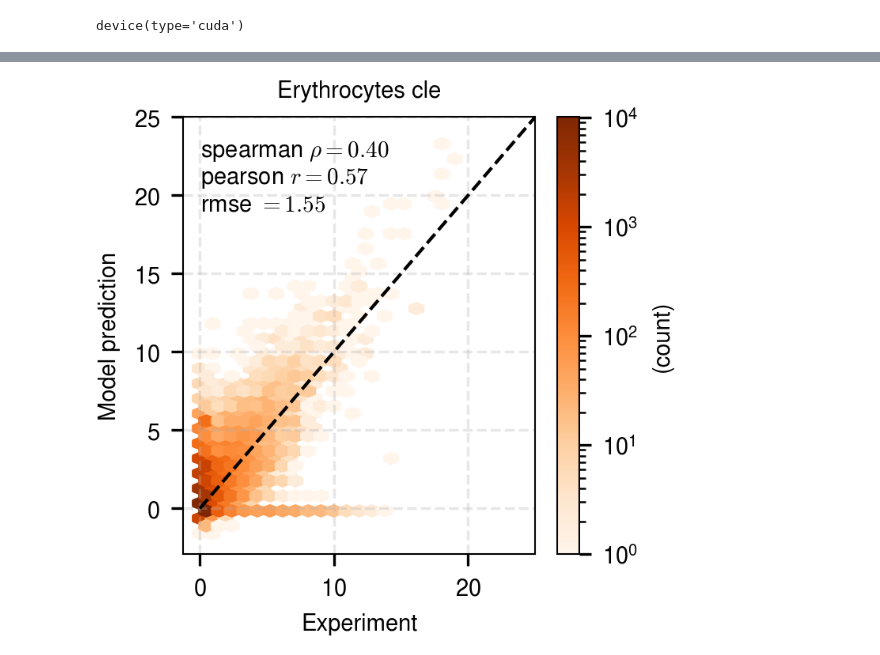
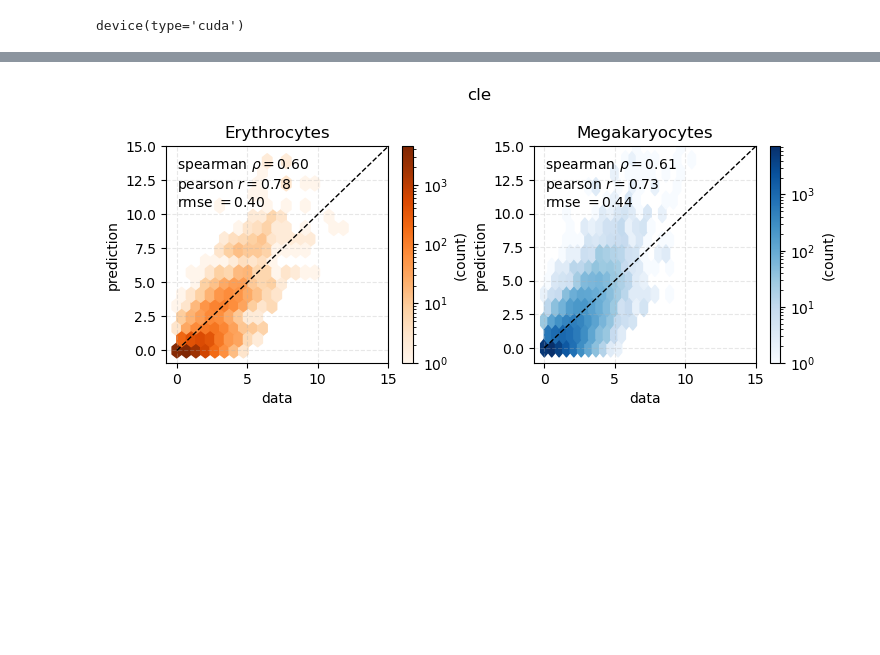
Before and after one commit to vchz/pfi, a Jupyter notebook: examples/hsc_generalization_sample.ipynb, the cells around one changed output, grey strips where cells are left out. Drawn from its saved outputs; the diff is of its cells as text; code cells hidden in the pictures; blank space fills up the shorter version.

```diff
--- a/examples/hsc_generalization_sample.ipynb
+++ b/examples/hsc_generalization_sample.ipynb
@@ -23,17 +19,18 @@ torch.manual_seed(seed)
 
 nsamples = 6000
 
-path = '/mnt/home/vchardes/ceph/datasets/HSC_data/10XChromiumV3_10.1038_s41467-021-27159-x_10.5281_zenodo.5291737_exvivo.h5ad'
 genes = ['gata1','fli1','klf1','gata2','gfi1','gfi1b','runx1','tal1','jun','spi1','zfpm1','lmo2','etv6','erg','cebpa',\
-         'meis1','sall4','myc','foxo3','zbtb7a','nanog','nfe2','stat3','mef2c']
+         'meis1','sall4','myc','foxo3','zbtb7a', 'nfe2','stat3','mef2c'] #'nanog',
 
 samples, times, ind_array, cell_types = load_data(
-    path=path,
+    "natcomm",
     nsamples=nsamples,
     genes=genes,
     time_key='day',
     cell_type_key='cell_type',
     seed=seed,
+    max_tot_counts=200,
+    normalize=False,
 )
 
 X = X_from_snapshots([samples[k] for k in range(samples.shape[0])], times)
@@ -174,15 +278,16 @@ plt.show()
 # %%
 # Load Kaggle multiome data and keep HSC/HSPC cells at first time point
-path_kaggle = '/mnt/home/vchardes/ceph/datasets/HSC_data/kaggle_multiome_RNA_new_cleaned.h5ad'
 nsamples_kaggle = 16000
 
 samples_kaggle, times_kaggle, ind_array_kaggle, cell_types_kaggle = load_data(
-    path=path_kaggle,
+    "kaggle",
     nsamples=nsamples_kaggle,
     genes=genes,
     time_key='day',
     cell_type_key='cell_type',
     seed=seed,
+    max_tot_counts=200,
+    normalize=False,
 )
 
 kaggle_categories = list(cell_types_kaggle.cat.categories)
@@ -201,14 +312,14 @@ HSPC/HSC cells at first kaggle time: 10074
 # %%
 # Run inferred models from kaggle HSC at first time to last kaggle time
-t0_kaggle = 0#float(times_kaggle[0])
-tT_kaggle = float(times_kaggle[-1] - times_kaggle[0])
+t0_kaggle = float(times_kaggle[0])#float(times_kaggle[0])
+tT_kaggle = float(times_kaggle[-1])
 X0_kaggle = np.hstack([HSC_kaggle, t0_kaggle * np.ones((HSC_kaggle.shape[0], 1))])
 
 gen_kaggle_last = {}
 for model_name, reg in flow_regs.items():
     gen_kaggle_last[model_name] = reg.sample(
         X0_kaggle,
-        Dt = 1*float(tT_kaggle - t0_kaggle),
+        Dt = 1*float(times_kaggle[-1] - times_kaggle[0]),
         stoch=True,
         dt=0.005,
         pos=True,
@@ -226,61 +337,73 @@ groups = {'erythrocytes': ind_Ery, 'megakaryocytes': ind_Meg}
 
 train_last = samples[-1, :, :ndim]
 comparison = {}
-xmax = 25
-ymax = 25
-
+xmax = 15
+ymax = 15
+nmax = 2000
+sym = False
 for model_name in flow_regs.keys():
-    x_ref_test, y_test = assign_OT(train_last, gen_kaggle_last[model_name][:, :ndim])
-    x_ref_train, y_train = assign_OT(train_last, gen_natcomm_last[model_name][:, :ndim])
+    x_ref_test, y_test, _, j_test = assign_OT(
+        gen_kaggle_last[model_name][0:nmax, :ndim],
+        train_last,
+        return_indices=True,
+        sym=sym,
+    )
+    x_ref_train, y_train, _, j_train = assign_OT(
+        gen_natcomm_last[model_name][0:nmax, :ndim],
+        train_last,
+        return_indices=True,
+        sym=sym
+    )
 
     comparison[model_name] = {}
     for group_name, inds in groups.items():
+        mask_test = np.isin(j_test, inds)
+        mask_train = np.isin(j_train, inds)
         comparison[model_name][group_name] = {
-            'test': compute_correlations(x_ref_test[inds], y_test[inds]),
-            'train': compute_correlations(x_ref_train[inds], y_train[inds]),
+            'test': compute_correlations(x_ref_test[mask_test], y_test[mask_test]),
+            'train': compute_correlations(x_ref_train[mask_train], y_train[mask_train]),
         }
 
-    for group_name, inds, label, cmap_ in [
-        ('erythrocytes', ind_Ery, 'Erythrocytes', 'Oranges'),
-        ('megakaryocytes', ind_Meg, 'Megakaryocytes', 'Blues'),
-    ]:
+    fig, axes = plt.subplots(1, 2, figsize=(7.5, 3.4))
+    for ax, (group_name, inds, label, cmap_) in zip(
+        axes,
+        [
+            ('erythrocytes', ind_Ery, 'Erythrocytes', 'Oranges'),
+            ('megakaryocytes', ind_Meg, 'Megakaryocytes', 'Blues'),
+        ],
+    ):
+        mask_test = np.isin(j_test, inds)
 
-        fig, ax = plt.subplots(1, 1)
+        all_xt = x_ref_test[mask_test].reshape(-1)
+        all_xtp1 = y_test[mask_test].reshape(-1)
 
-        all_xt = x_ref_test[inds].reshape(-1)
-        all_xtp1 = y_test[inds].reshape(-1)
-
-        x_span = all_xt.max() - all_xt.min()
-        y_span = all_xtp1.max() - all_xtp1.min()
-        nx = 20
-        ny = max(1, int(round(nx * y_span / x_span))) if x_span > 0 else nx
-
-        hb = ax.hexbin(all_xt, all_xtp1, gridsize=(nx, ny), cmap=cmap_, bins='log')
+        hb = ax.hexbin(all_xt, all_xtp1, gridsize=20, cmap=cmap_, bins='log')
         cb = fig.colorbar(hb, ax=ax)
         cb.set_label('(count)')
 
         metrics = comparison[model_name][group_name]['test']
         ax.plot([0, xmax], [0, ymax], 'k--', lw=1)
-        ax.set_xlim(xmax = xmax)
-        ax.set_ylim(ymax = ymax)
-
-        ax.set_xlabel('Experiment')
-        ax.set_ylabel('Model prediction')
-        ax.set_title(label + ' %s' % model_name)
+        ax.set_xlim(xmax=xmax)
+        ax.set_ylim(ymax=ymax)
+        ax.set_xlabel('data')
+        ax.set_ylabel('prediction')
+        ax.set_title(label)
         ax.grid(True, linestyle='--', alpha=0.3)
         ax.text(
             0.05,
             0.95,
             rf"spearman $\rho = {metrics['spearman']:.2f}$"
             + "\n"
             + rf"pearson $r = {metrics['pearson']:.2f}$"
             + "\n"
             + rf"rmse $= {metrics['rmse_l2']:.2f}$",
             transform=ax.transAxes,
             ha='left',
             va='top',
         )
 
+    fig.suptitle(model_name)
+    plt.tight_layout()
     plt.show()
 # %% [output]
-[figure, old version]
+[figure, new version]
```
Also changed, not shown: parts of 12 cells of this notebook, 40 other files.
